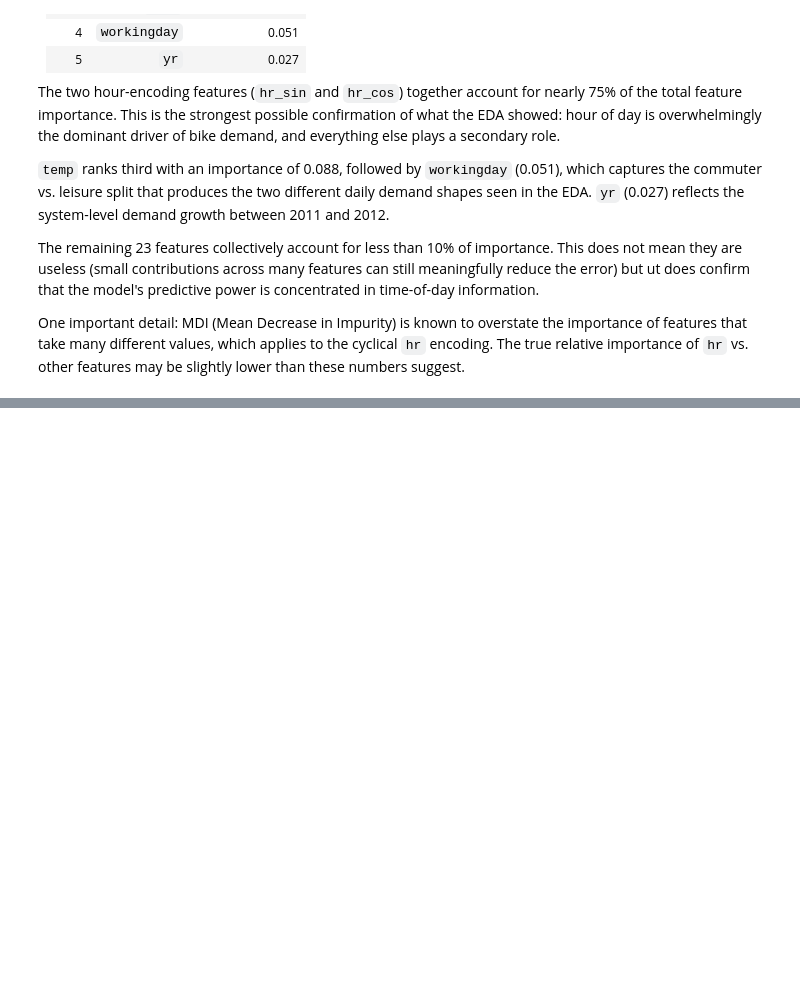
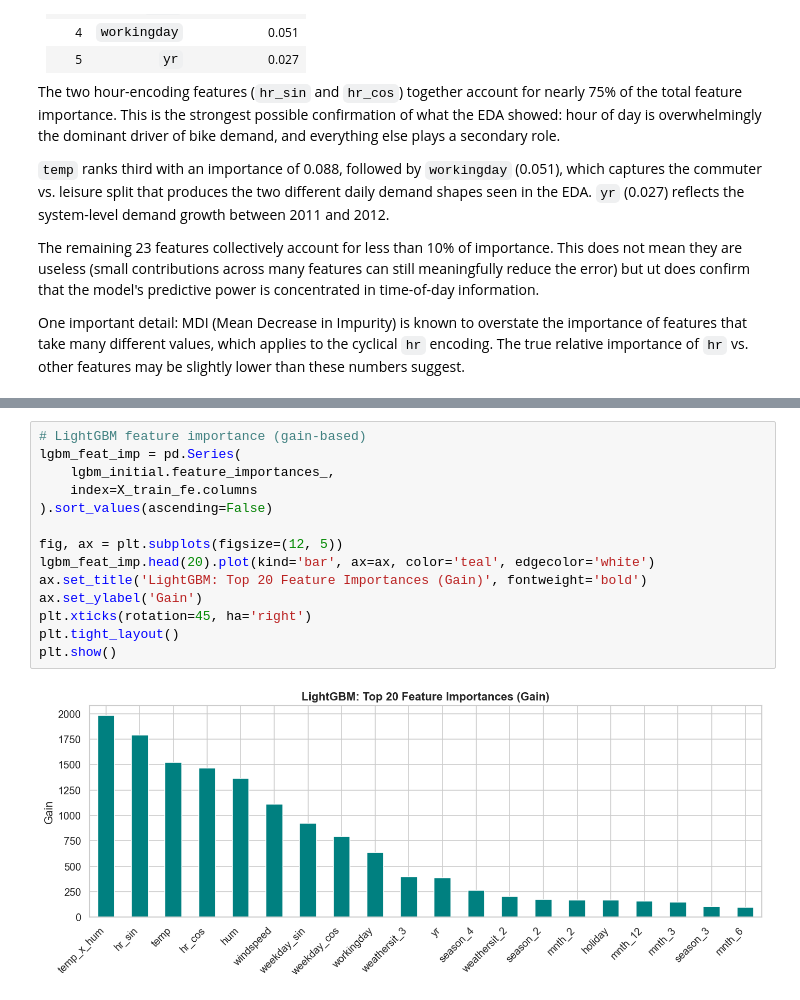
Before and after one commit to oliespineira/ML-fundamentals-2026, a Jupyter notebook: assignment_2_olivia_espineira.ipynb, the cells around one changed output, grey strips where cells are left out. Cells and saved outputs as stored; diff of their text form; blank space fills up the shorter version.

```diff
--- a/assignment_2_olivia_espineira.ipynb
+++ b/assignment_2_olivia_espineira.ipynb
@@ -1008,0 +1201,16 @@ may be slightly lower than these numbers suggest.
+# %%
+# LightGBM feature importance (gain-based)
+lgbm_feat_imp = pd.Series(
+    lgbm_initial.feature_importances_,
+    index=X_train_fe.columns
+).sort_values(ascending=False)
+
+fig, ax = plt.subplots(figsize=(12, 5))
+lgbm_feat_imp.head(20).plot(kind='bar', ax=ax, color='teal', edgecolor='white')
+ax.set_title('LightGBM: Top 20 Feature Importances (Gain)', fontweight='bold')
+ax.set_ylabel('Gain')
+plt.xticks(rotation=45, ha='right')
+plt.tight_layout()
+plt.show()
+# %% [output]
+[figure, added]
```
Also changed, not shown: parts of 44 cells of this notebook.
